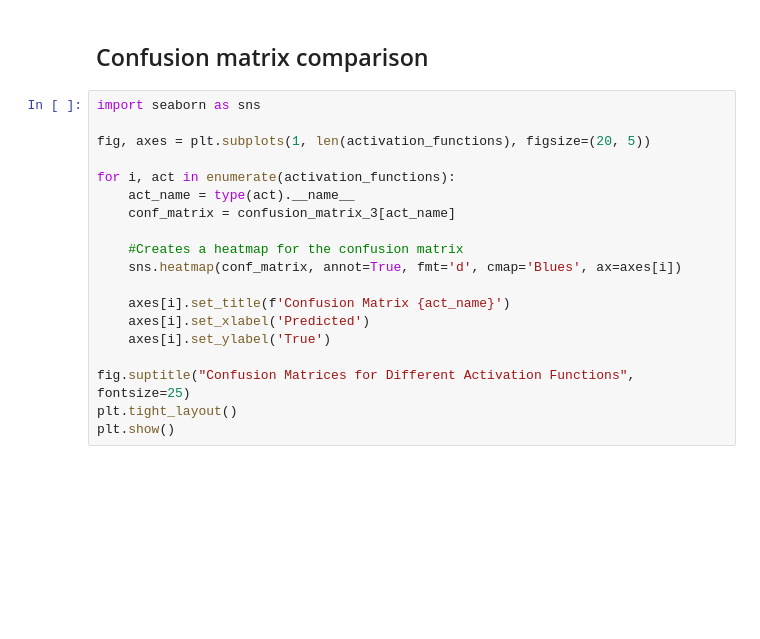
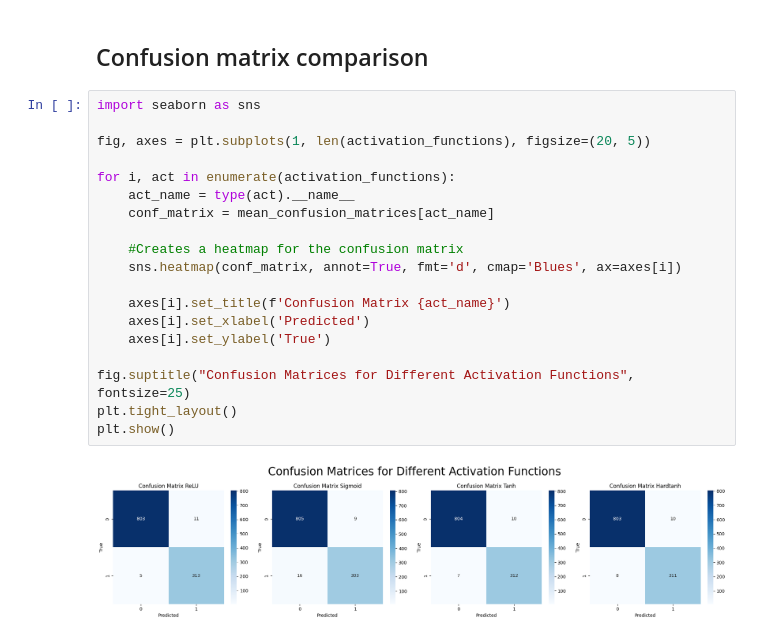
Before and after one commit to uh2000/brown_dwarf_detection, a Jupyter notebook: act_func_test.ipynb, the cells around one changed output. Saved outputs shown, nothing was run; the diff lists cells and outputs as text; blank space fills up the shorter version.

```diff
--- a/act_func_test.ipynb
+++ b/act_func_test.ipynb
@@ -300,19 +398,21 @@ plt.title("Metrics for Different Activation Functions")
 # %%
 import seaborn as sns
 
 fig, axes = plt.subplots(1, len(activation_functions), figsize=(20, 5))
 
 for i, act in enumerate(activation_functions):
     act_name = type(act).__name__
-    conf_matrix = confusion_matrix_3[act_name]
+    conf_matrix = mean_confusion_matrices[act_name]
 
     #Creates a heatmap for the confusion matrix
     sns.heatmap(conf_matrix, annot=True, fmt='d', cmap='Blues', ax=axes[i])
 
     axes[i].set_title(f'Confusion Matrix {act_name}')
     axes[i].set_xlabel('Predicted')
     axes[i].set_ylabel('True')
 
 fig.suptitle("Confusion Matrices for Different Activation Functions", fontsize=25)
 plt.tight_layout()
 plt.show()
+# %% [output]
+[figure, added]
```
Also changed, not shown: parts of 11 cells of this notebook.
